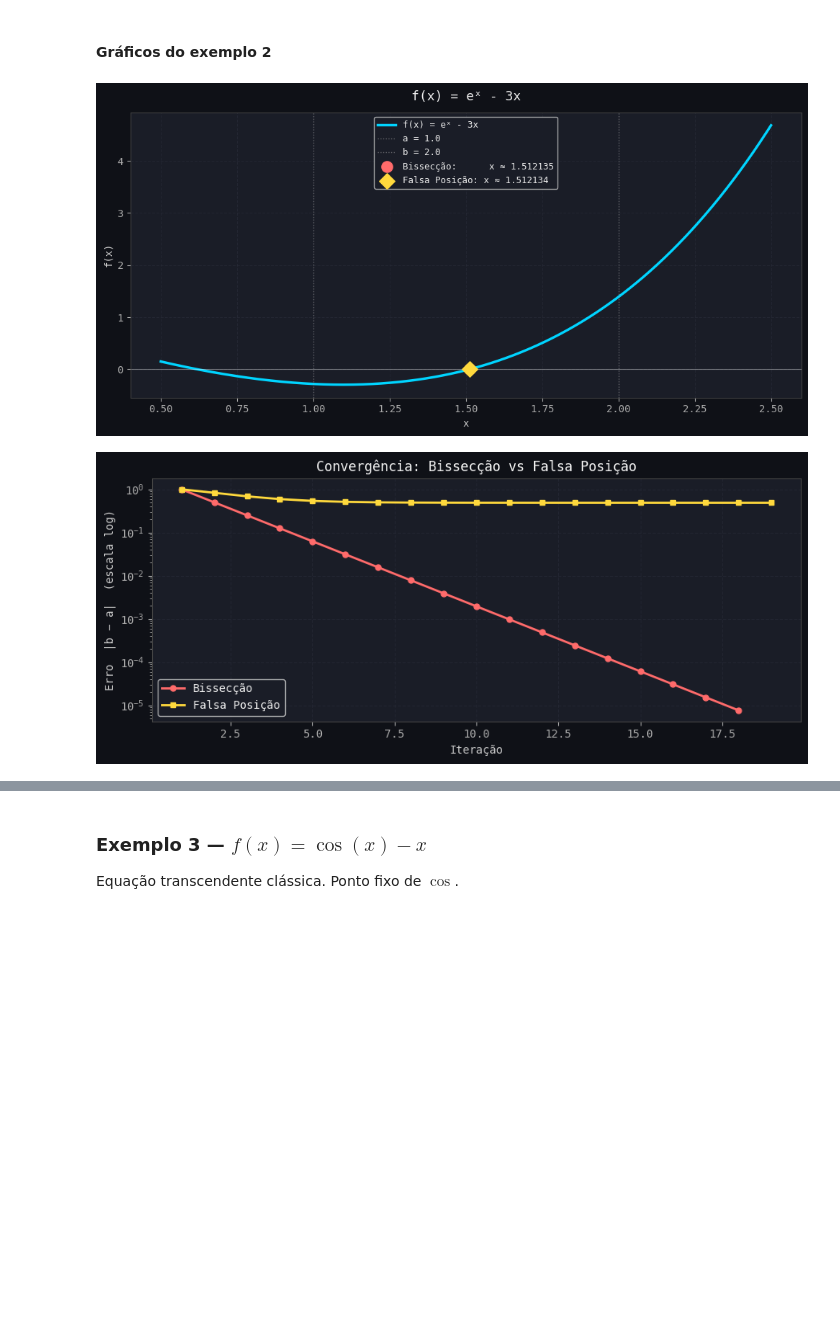
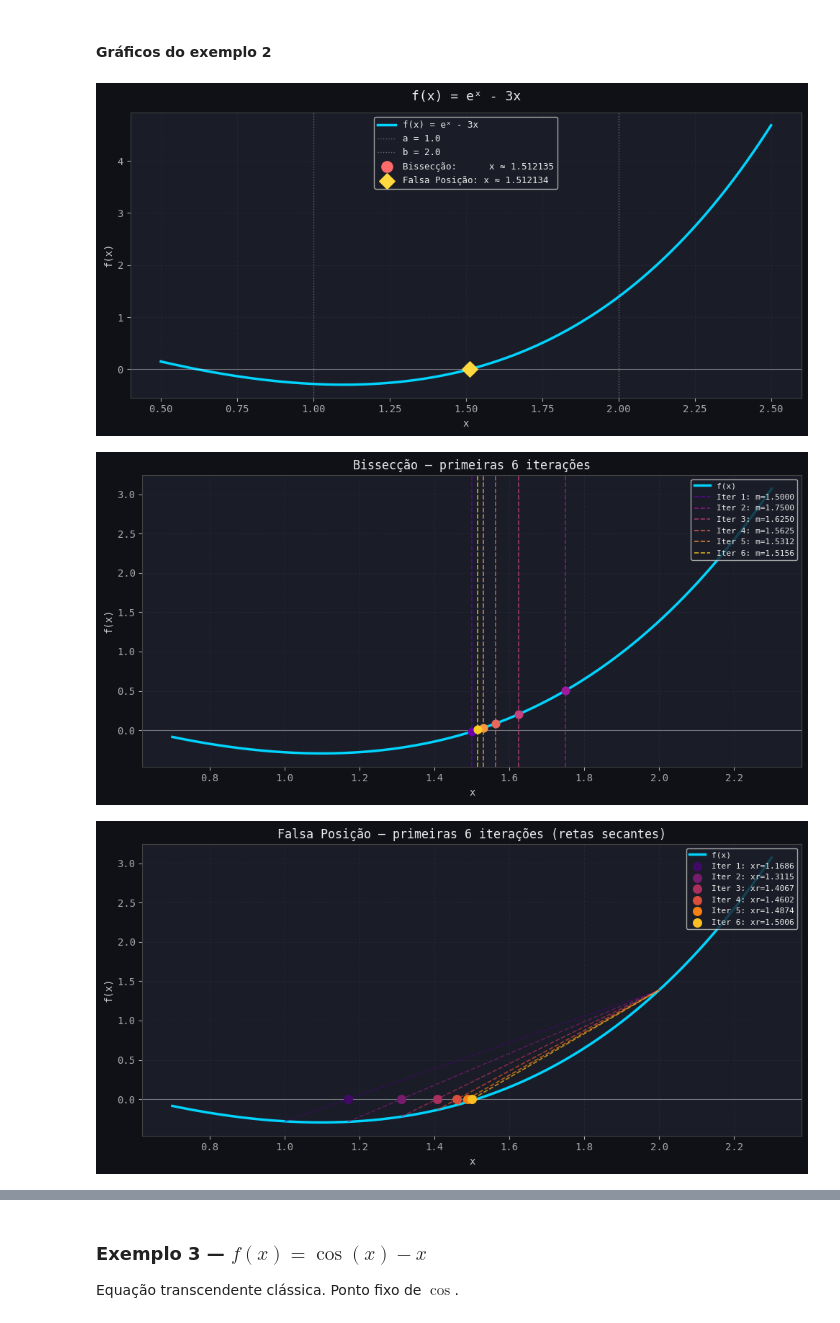
Before and after one commit to larissagondim/calculo_numerico_seminario, a Jupyter notebook: notebook/laura_numerico.ipynb, the cells around one changed output, grey strips where cells are left out. Saved outputs shown, nothing was run; the diff lists cells and outputs as text; code cells hidden in the pictures; blank space fills up the shorter version.

```diff
--- a/notebooks/laura_local.ipynb
+++ b/notebook/laura_numerico.ipynb
@@ -420,7 +420,10 @@ Raiz encontrada: x ≈ 1.51213406  |  f(x) ≈ -7.51e-07  |  Iterações: 19
 # %%
 plotar_funcao_e_raiz(f2, a2, b2, raiz_b2, raiz_fp2,
                      titulo="f(x) = eˣ - 3x", nome_funcao="f(x) = eˣ - 3x")
+plotar_iteracoes_bisseccao(f2, hist_b2, a2, b2, n_mostrar=6)
+plotar_iteracoes_falsa_posicao(f2, hist_fp2, a2, b2, n_mostrar=6)
 plotar_convergencia(hist_b2, hist_fp2)
 # %% [output]
 [figure]
-[figure, old version]
+[figure, new version]
+[figure, added]
```
Also changed, not shown: parts of 16 cells of this notebook.
